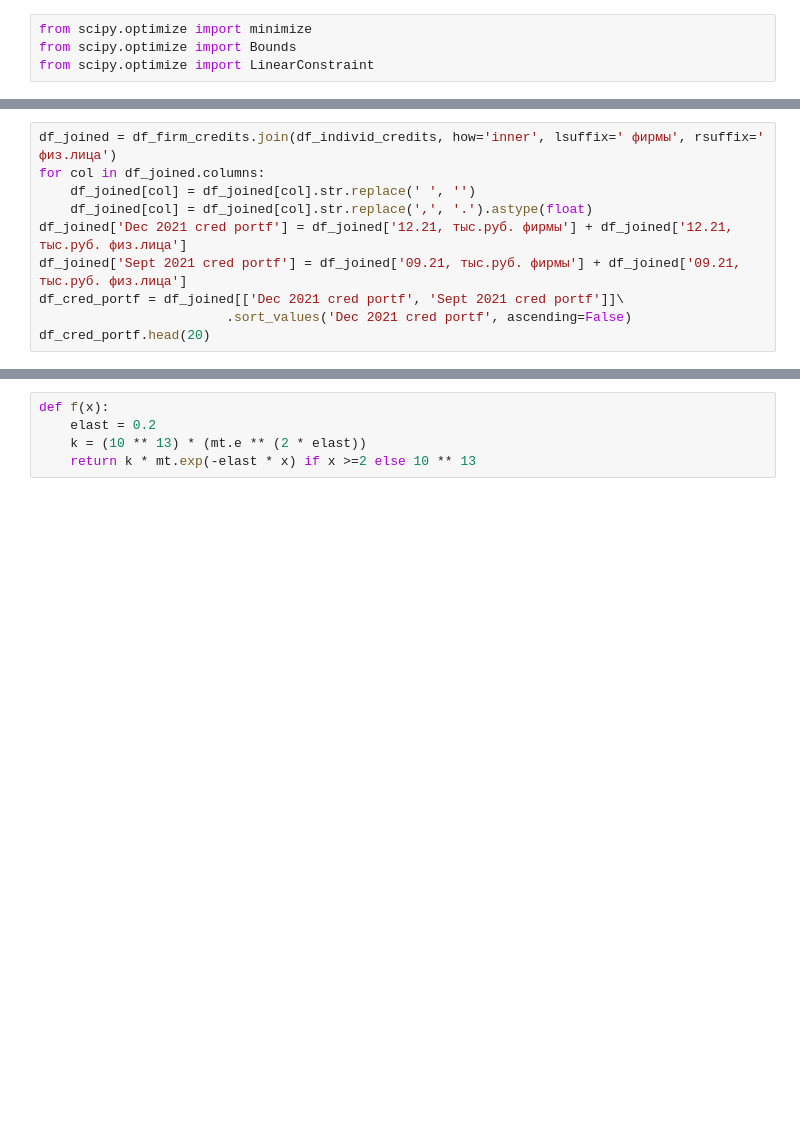
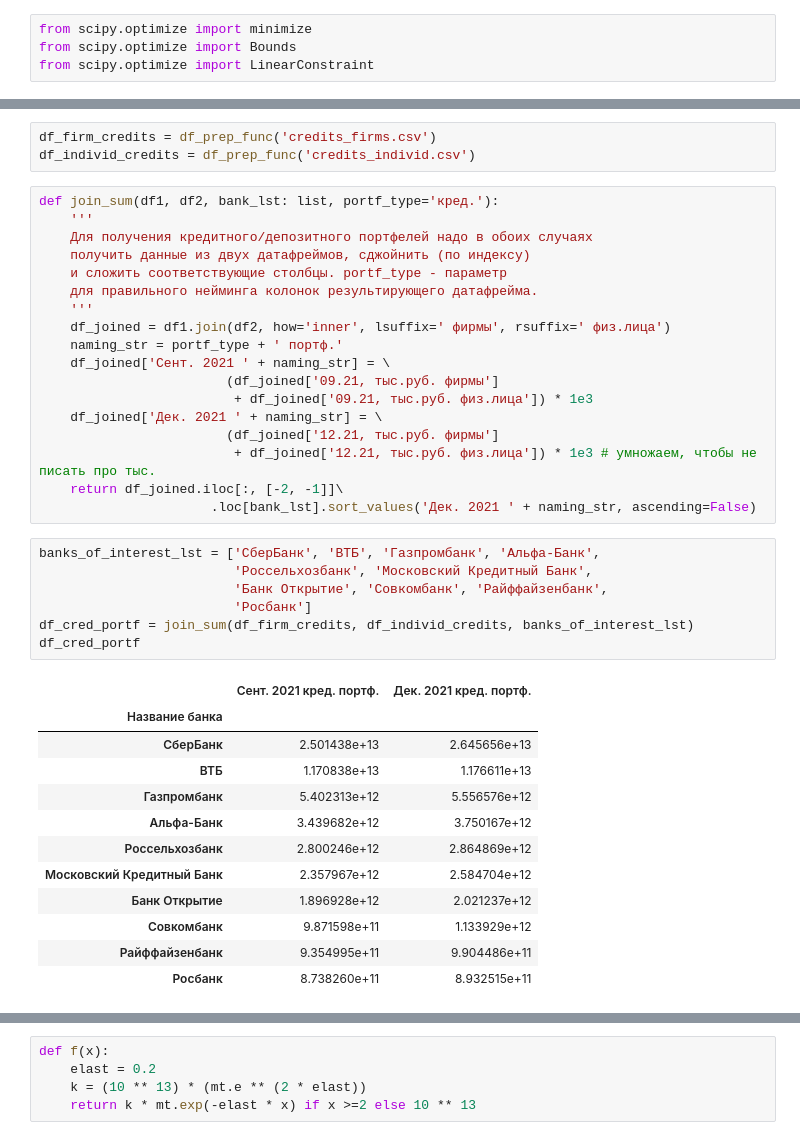
Before and after one commit to archimedes1515/coursework, a Jupyter notebook: KR.ipynb, the cells around one changed output, grey strips where cells are left out. Saved outputs shown, nothing was run; the diff lists cells and outputs as text; blank space fills up the shorter version.

```diff
--- a/KR.ipynb
+++ b/KR.ipynb
@@ -82,10 +29,0 @@ df_firm_credits.shape, df_individ_credits.shape
-# %%
-df_joined = df_firm_credits.join(df_individ_credits, how='inner', lsuffix=' фирмы', rsuffix=' физ.лица')
-for col in df_joined.columns:
-    df_joined[col] = df_joined[col].str.replace(' ', '')
-    df_joined[col] = df_joined[col].str.replace(',', '.').astype(float)
-df_joined['Dec 2021 cred portf'] = df_joined['12.21, тыс.руб. фирмы'] + df_joined['12.21, тыс.руб. физ.лица']
-df_joined['Sept 2021 cred portf'] = df_joined['09.21, тыс.руб. фирмы'] + df_joined['09.21, тыс.руб. физ.лица']
-df_cred_portf = df_joined[['Dec 2021 cred portf', 'Sept 2021 cred portf']]\
-                        .sort_values('Dec 2021 cred portf', ascending=False)
-df_cred_portf.head(20)
@@ -130,0 +50,41 @@ df_cred_portf
+# %%
+df_firm_credits = df_prep_func('credits_firms.csv')
+df_individ_credits = df_prep_func('credits_individ.csv')
+# %%
+def join_sum(df1, df2, bank_lst: list, portf_type='кред.'):
+    '''
+    Для получения кредитного/депозитного портфелей надо в обоих случаях
+    получить данные из двух датафреймов, сджойнить (по индексу)
+    и сложить соответствующие столбцы. portf_type - параметр
+    для правильного нейминга колонок результирующего датафрейма.
+    '''
+    df_joined = df1.join(df2, how='inner', lsuffix=' фирмы', rsuffix=' физ.лица')
+    naming_str = portf_type + ' портф.'
+    df_joined['Сент. 2021 ' + naming_str] = \
+                        (df_joined['09.21, тыс.руб. фирмы']
+                         + df_joined['09.21, тыс.руб. физ.лица']) * 1e3
+    df_joined['Дек. 2021 ' + naming_str] = \
+                        (df_joined['12.21, тыс.руб. фирмы']
+                         + df_joined['12.21, тыс.руб. физ.лица']) * 1e3 # умножаем, чтобы не писать про тыс.
+    return df_joined.iloc[:, [-2, -1]]\
+                      .loc[bank_lst].sort_values('Дек. 2021 ' + naming_str, ascending=False)
+# %%
+banks_of_interest_lst = ['СберБанк', 'ВТБ', 'Газпромбанк', 'Альфа-Банк',
+                         'Россельхозбанк', 'Московский Кредитный Банк',
+                         'Банк Открытие', 'Совкомбанк', 'Райффайзенбанк',
+                         'Росбанк']
+df_cred_portf = join_sum(df_firm_credits, df_individ_credits, banks_of_interest_lst)
+df_cred_portf
+# %% [output]
+|  | Сент. 2021 кред. портф. | Дек. 2021 кред. портф. |
+| Название банка |  |  |
+| СберБанк | 2.501438e+13 | 2.645656e+13 |
+| ВТБ | 1.170838e+13 | 1.176611e+13 |
+| Газпромбанк | 5.402313e+12 | 5.556576e+12 |
+| Альфа-Банк | 3.439682e+12 | 3.750167e+12 |
+| Россельхозбанк | 2.800246e+12 | 2.864869e+12 |
+| Московский Кредитный Банк | 2.357967e+12 | 2.584704e+12 |
+| Банк Открытие | 1.896928e+12 | 2.021237e+12 |
+| Совкомбанк | 9.871598e+11 | 1.133929e+12 |
+| Райффайзенбанк | 9.354995e+11 | 9.904486e+11 |
+| Росбанк | 8.738260e+11 | 8.932515e+11 |
```
Also changed, not shown: parts of 19 cells of this notebook.
